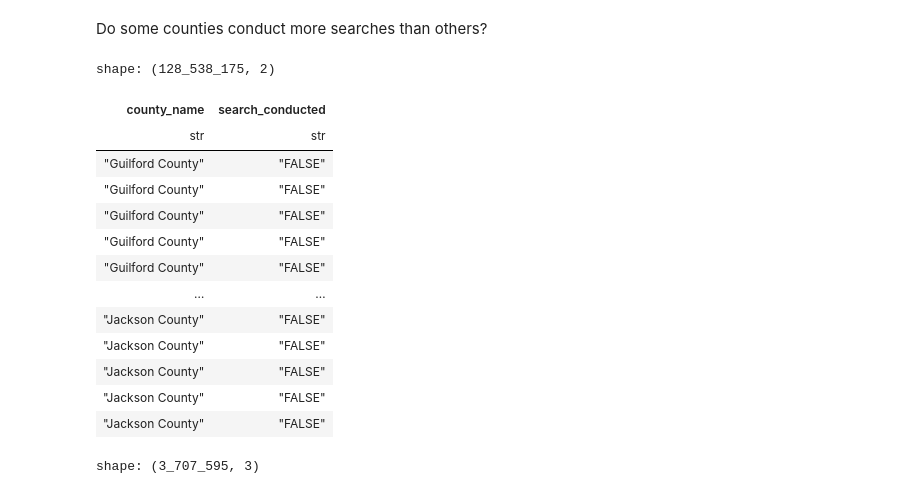
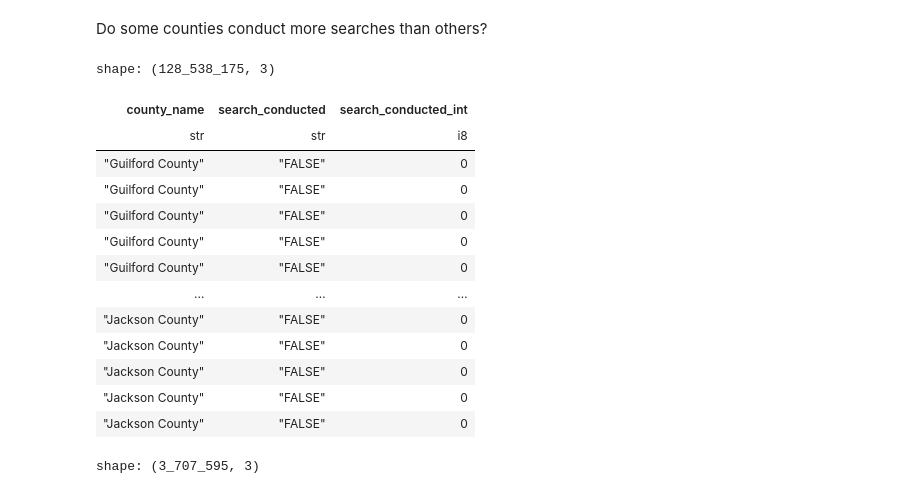
Before and after one commit to ramyap06/stanford-open-policing-data-analysis, a Jupyter notebook: file3.ipynb, the cells around one changed output. Saved outputs shown, nothing was run; the diff lists cells and outputs as text; code cells hidden in the pictures.

```diff
--- a/file3.ipynb
+++ b/file3.ipynb
@@ -90,21 +90,22 @@ shape: (0, 67)
 Do some counties conduct more searches than others?
 # %%
 clean = lf.select(['county_name', 'search_conducted']).drop_nulls().collect()
+clean = clean.with_columns((pl.col('search_conducted') == 'TRUE').cast(pl.Int8).alias('search_conducted_int'))
 clean
 # %% [output]
-shape: (128_538_175, 2)
+shape: (128_538_175, 3)
-| county_name | search_conducted |
-| str | str |
-| "Guilford County" | "FALSE" |
-| "Guilford County" | "FALSE" |
-| "Guilford County" | "FALSE" |
-| "Guilford County" | "FALSE" |
-| "Guilford County" | "FALSE" |
-| … | … |
-| "Jackson County" | "FALSE" |
-| "Jackson County" | "FALSE" |
-| "Jackson County" | "FALSE" |
-| "Jackson County" | "FALSE" |
-| "Jackson County" | "FALSE" |
+| county_name | search_conducted | search_conducted_int |
+| str | str | i8 |
+| "Guilford County" | "FALSE" | 0 |
+| "Guilford County" | "FALSE" | 0 |
+| "Guilford County" | "FALSE" | 0 |
+| "Guilford County" | "FALSE" | 0 |
+| "Guilford County" | "FALSE" | 0 |
+| … | … | … |
+| "Jackson County" | "FALSE" | 0 |
+| "Jackson County" | "FALSE" | 0 |
+| "Jackson County" | "FALSE" | 0 |
+| "Jackson County" | "FALSE" | 0 |
+| "Jackson County" | "FALSE" | 0 |
 # %%
 temp = clean.filter(pl.col('search_conducted') == 'TRUE')
```
Also changed, not shown: parts of 6 cells of this notebook.
